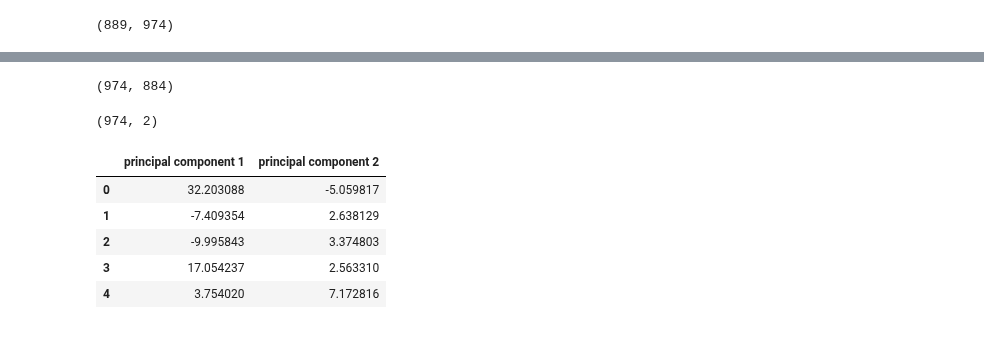
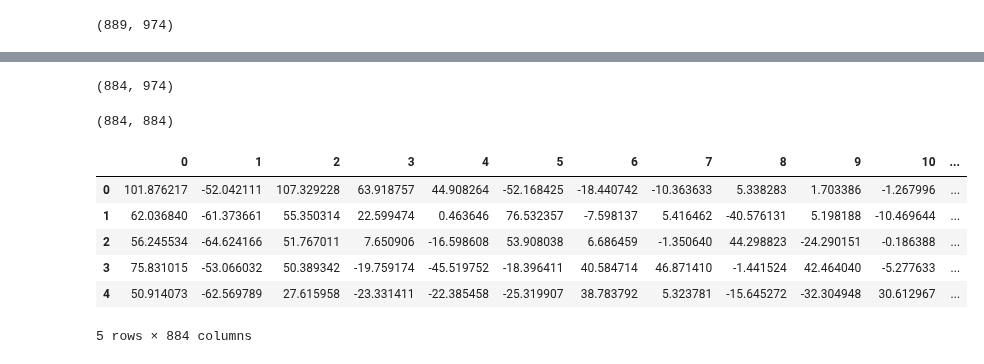
Before and after one commit to RileyWClarke/BiancoGroup, a Jupyter notebook: Notebooks/fftfilter2.ipynb, the cells around one changed output, grey strips where cells are left out. Saved outputs shown, nothing was run; the diff lists cells and outputs as text; code cells hidden in the pictures.

```diff
--- a/Notebooks/fftfilter2.ipynb
+++ b/Notebooks/fftfilter2.ipynb
@@ -513,12 +513,12 @@ def bandpass_ifft(t, flux, low_cutoff, high_cutoff, sample=1,
       #plt.savefig('Figures/filtered_signal.png', bbox_inches='tight', pad_inches=0.5)
       plt.legend()
       #Filtered_signal = np.zeros_like(Filtered_signal)
-    return spectrum, filtered_spectrum, filtered_signal, Low_cutoff, High_cutoff
+    return spectrum, freq, filtered_spectrum, filtered_signal, Low_cutoff, High_cutoff
 # %%
 pspectra = []
 for i,flux in enumerate(fluxes):
   Low_cutoff, High_cutoff, F_sample = 4, 6, np.diff(bjds[i])[0]
-  Spectrum, Filtered_spectrum, Filtered_signal, Low_freq, High_freq = bandpass_ifft(bjds[i], flux, Low_cutoff, High_cutoff,
+  Spectrum, frequency, Filtered_spectrum, Filtered_signal, Low_freq, High_freq = bandpass_ifft(bjds[i], flux, Low_cutoff, High_cutoff,
                           F_sample, gf_sig = 1, Filter='Gaussian')
 
 
@@ -571,30 +571,30 @@ pspec_df.iloc[5:].T
 # %%
 from sklearn.preprocessing import StandardScaler
 
-x = pspec_df.loc[5:].values.T
+x = pspec_df.loc[5:].values
 
 x = StandardScaler().fit_transform(x)
 # %%
 x.shape
 # %% [output]
-(974, 884)
+(884, 974)
 # %%
-pca = PCA(n_components=2)
+pca = PCA()
 
 pcs = pca.fit_transform(x)
 
-pca_df = pd.DataFrame(data = pcs,
-                      columns = ['principal component 1', 'principal component 2'])
+pca_df = pd.DataFrame(data = pcs)
 print(pca_df.shape)
 pca_df.head()
 # %% [output]
-(974, 2)
+(884, 884)
-|  | principal component 1 | principal component 2 |
-| 0 | 32.203088 | -5.059817 |
-| 1 | -7.409354 | 2.638129 |
-| 2 | -9.995843 | 3.374803 |
-| 3 | 17.054237 | 2.563310 |
-| 4 | 3.754020 | 7.172816 |
+|  | 0 | 1 | 2 | 3 | 4 | 5 | 6 | 7 | 8 | 9 | 10 | ... |
+| 0 | 101.876217 | -52.042111 | 107.329228 | 63.918757 | 44.908264 | -52.168425 | -18.440742 | -10.363633 | 5.338283 | 1.703386 | -1.267996 | ... |
+| 1 | 62.036840 | -61.373661 | 55.350314 | 22.599474 | 0.463646 | 76.532357 | -7.598137 | 5.416462 | -40.576131 | 5.198188 | -10.469644 | ... |
+| 2 | 56.245534 | -64.624166 | 51.767011 | 7.650906 | -16.598608 | 53.908038 | 6.686459 | -1.350640 | 44.298823 | -24.290151 | -0.186388 | ... |
+| 3 | 75.831015 | -53.066032 | 50.389342 | -19.759174 | -45.519752 | -18.396411 | 40.584714 | 46.871410 | -1.441524 | 42.464040 | -5.277633 | ... |
+| 4 | 50.914073 | -62.569789 | 27.615958 | -23.331411 | -22.385458 | -25.319907 | 38.783792 | 5.323781 | -15.645272 | -32.304948 | 30.612967 | ... |
+5 rows × 884 columns
 # %%
 fig = plt.figure(figsize = (8,8))
 ax = fig.add_subplot(1,1,1)
```
Also changed, not shown: parts of 7 cells of this notebook.
